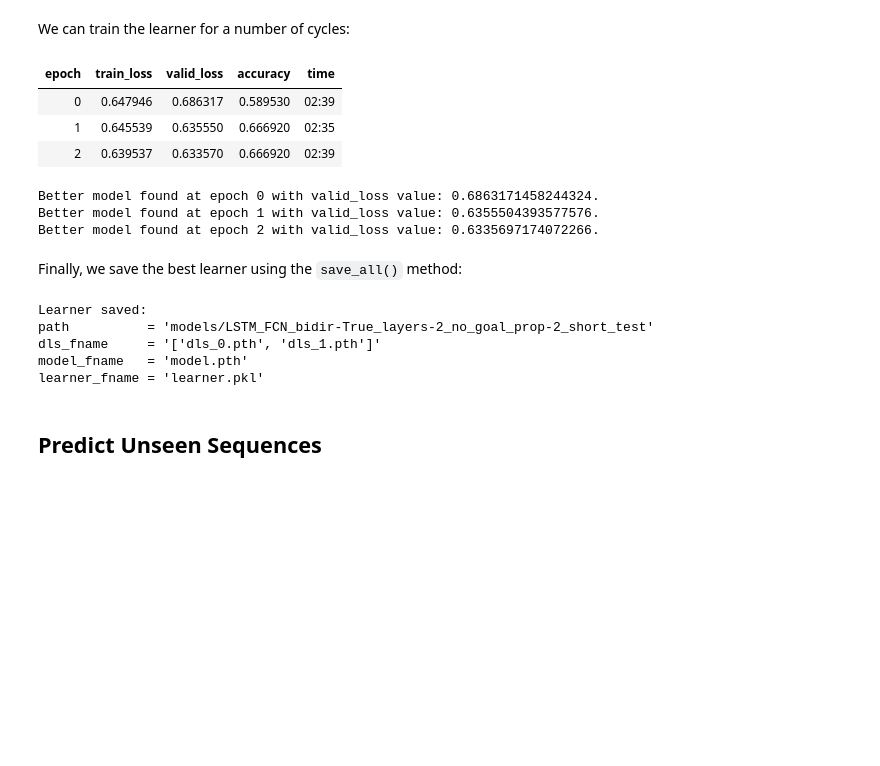
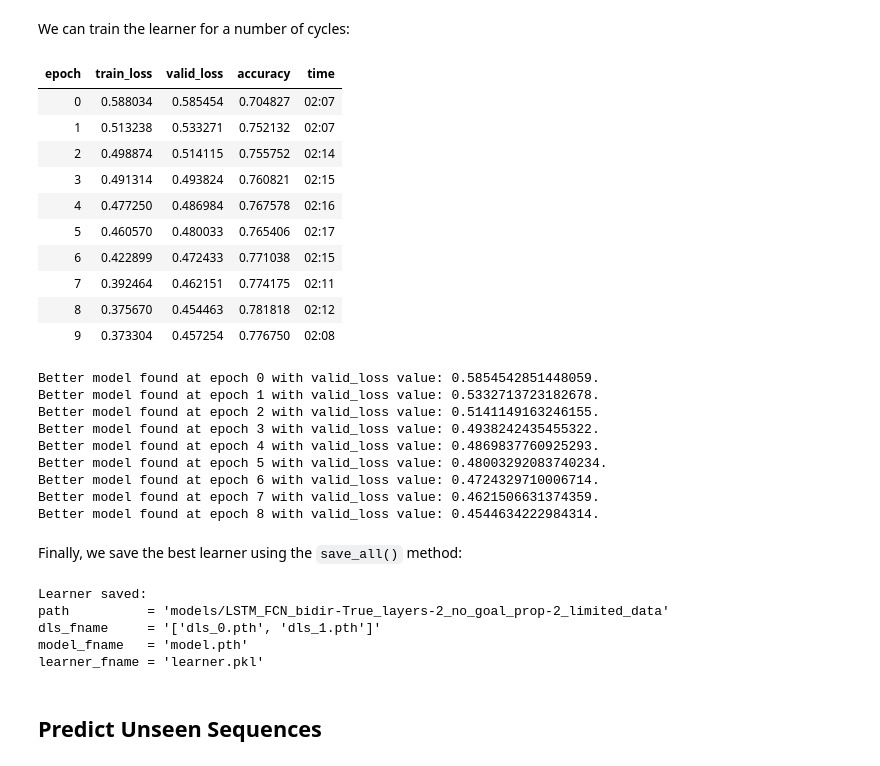
Before and after one commit to tkharrat/footSeq, a Jupyter notebook: 02_learner.ipynb, the cells around one changed output. Cells and saved outputs as stored; diff of their text form; code cells hidden in the pictures; blank space fills up the shorter version.

Commit message:
fixing and adjusting model to new features

```diff
--- a/02_learner.ipynb
+++ b/02_learner.ipynb
@@ -43,3 +43,6 @@ from tsai.all import *
 
 from footSeq.datastruct.core import *
 from footSeq.datastruct.possessions import *
+# %%
+device = default_device()
+computer_setup()
@@ -53,7 +65,7 @@ else:
     all_files = data_path.ls(file_exts=".csv")
     save_pickle(files_list_path, all_files)
 # %%
-all_files = all_files[:100000]
+##all_files = all_files[:100000]
 # %%
 no_goal_prop = 2
 valid_pct = 0.3
@@ -443,7 +456,7 @@ model = MixedSeqModel(
     c_out=2,
     embded_config={"n_embeds": n_embeds, "embed_p": 0.1},
     **ts_args
-)
+).to(device)
 model
 # %% [output]
 MixedSeqModel(
@@ -805,7 +863,7 @@ model_name = "_".join(
         f'bidir-{ts_args.get("bidirectional",False)}',
         f'layers-{ts_args.get("rnn_layers", 1)}',
         f"no_goal_prop-{no_goal_prop}",
-        "short_test",
+        "limited_data",
     ]
 )
 
@@ -833,16 +891,29 @@ lr_ = learn.lr_find()
 # %% [markdown]
 We can train the learner for a number of cycles:
 # %%
-n_cycles = 3
+n_cycles = 10
 learn.fit_one_cycle(n_cycles, lr_max=lr_[0], cbs=SaveModelCallback(fname=model_name))
 # %% [output]
 | epoch | train_loss | valid_loss | accuracy | time |
-| 0 | 0.647946 | 0.686317 | 0.589530 | 02:39 |
-| 1 | 0.645539 | 0.635550 | 0.666920 | 02:35 |
-| 2 | 0.639537 | 0.633570 | 0.666920 | 02:39 |
+| 0 | 0.588034 | 0.585454 | 0.704827 | 02:07 |
+| 1 | 0.513238 | 0.533271 | 0.752132 | 02:07 |
+| 2 | 0.498874 | 0.514115 | 0.755752 | 02:14 |
+| 3 | 0.491314 | 0.493824 | 0.760821 | 02:15 |
+| 4 | 0.477250 | 0.486984 | 0.767578 | 02:16 |
+| 5 | 0.460570 | 0.480033 | 0.765406 | 02:17 |
+| 6 | 0.422899 | 0.472433 | 0.771038 | 02:15 |
+| 7 | 0.392464 | 0.462151 | 0.774175 | 02:11 |
+| 8 | 0.375670 | 0.454463 | 0.781818 | 02:12 |
+| 9 | 0.373304 | 0.457254 | 0.776750 | 02:08 |
-Better model found at epoch 0 with valid_loss value: 0.6863171458244324.
-Better model found at epoch 1 with valid_loss value: 0.6355504393577576.
-Better model found at epoch 2 with valid_loss value: 0.6335697174072266.
+Better model found at epoch 0 with valid_loss value: 0.5854542851448059.
+Better model found at epoch 1 with valid_loss value: 0.5332713723182678.
+Better model found at epoch 2 with valid_loss value: 0.5141149163246155.
+Better model found at epoch 3 with valid_loss value: 0.4938242435455322.
+Better model found at epoch 4 with valid_loss value: 0.4869837760925293.
+Better model found at epoch 5 with valid_loss value: 0.48003292083740234.
+Better model found at epoch 6 with valid_loss value: 0.4724329710006714.
+Better model found at epoch 7 with valid_loss value: 0.4621506631374359.
+Better model found at epoch 8 with valid_loss value: 0.4544634222984314.
 # %% [markdown]
 Finally, we save the best learner using the `save_all()` method:
 # %%
@@ -855,7 +926,7 @@ learn.save_all(
 )
 # %% [output]
 Learner saved:
-path          = 'models/LSTM_FCN_bidir-True_layers-2_no_goal_prop-2_short_test'
+path          = 'models/LSTM_FCN_bidir-True_layers-2_no_goal_prop-2_limited_data'
 dls_fname     = '['dls_0.pth', 'dls_1.pth']'
 model_fname   = 'model.pth'
 learner_fname = 'learner.pkl'
```
Also changed, not shown: parts of 19 cells of this notebook, 40 other files.
